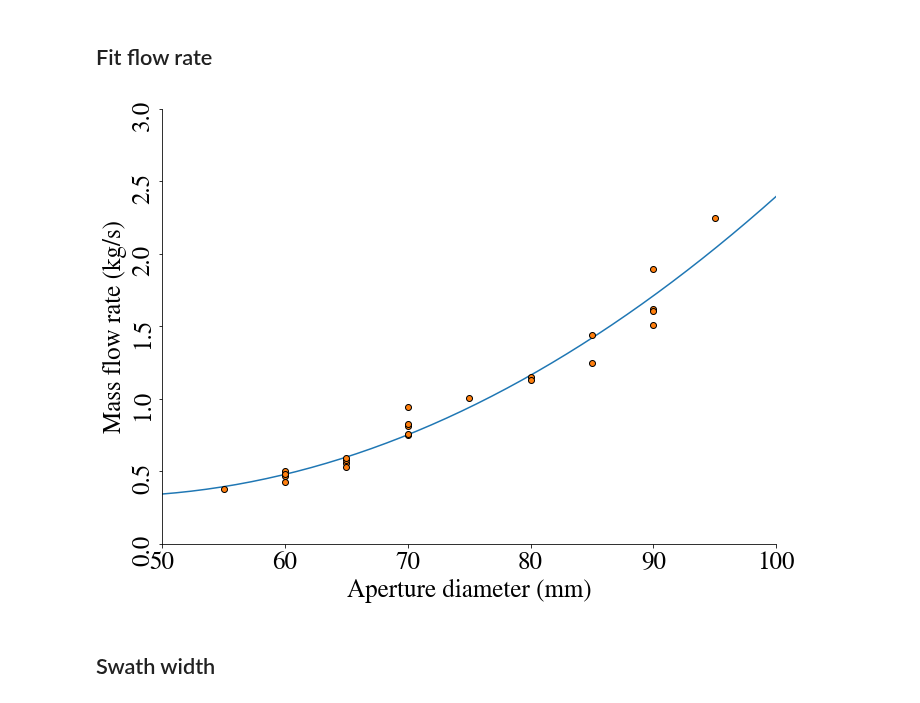
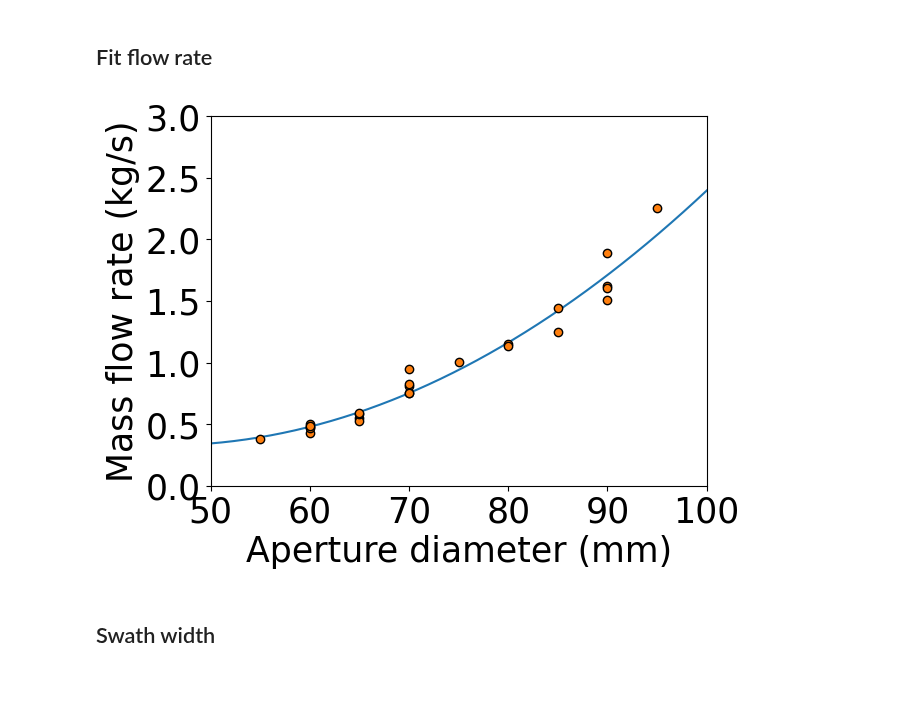
Before and after one commit to siduartep/nerd, a Jupyter notebook: examples/calibration-demo.ipynb, the cells around one changed output. Drawn from its saved outputs; the diff is of its cells as text; code cells hidden in the pictures.

```diff
--- a/examples/calibration-demo.ipynb
+++ b/examples/calibration-demo.ipynb
@@ -24,20 +23,20 @@ flow_rate_function = nerd.calibration.fit_flow_rate(aperture_diameters, flow_rat
 # %%
 x = np.linspace(min(aperture_diameters) - 10, max(aperture_diameters) + 10)
 y = flow_rate_function(x)
 fontsize = 25
 
-fig, ax = geci_plot()
+
 plt.plot(x, y)
 plt.plot(aperture_diameters, flow_rates, "o", markeredgecolor="k")
 plt.xlabel("Aperture diameter (mm)", size=fontsize)
 plt.ylabel("Mass flow rate (kg/s)", size=fontsize)
 plt.xlim(50, 100)
 plt.ylim(0, 3)
 plt.xticks(size=fontsize)
 plt.yticks(size=fontsize)
 plt.savefig("calibration.png", dpi=300, transparent=True)
 # %% [output]
-[figure, old version]
+[figure, new version]
 # %% [markdown]
 ## Swath width
 # %%
```
Also changed, not shown: parts of 5 cells of this notebook.
